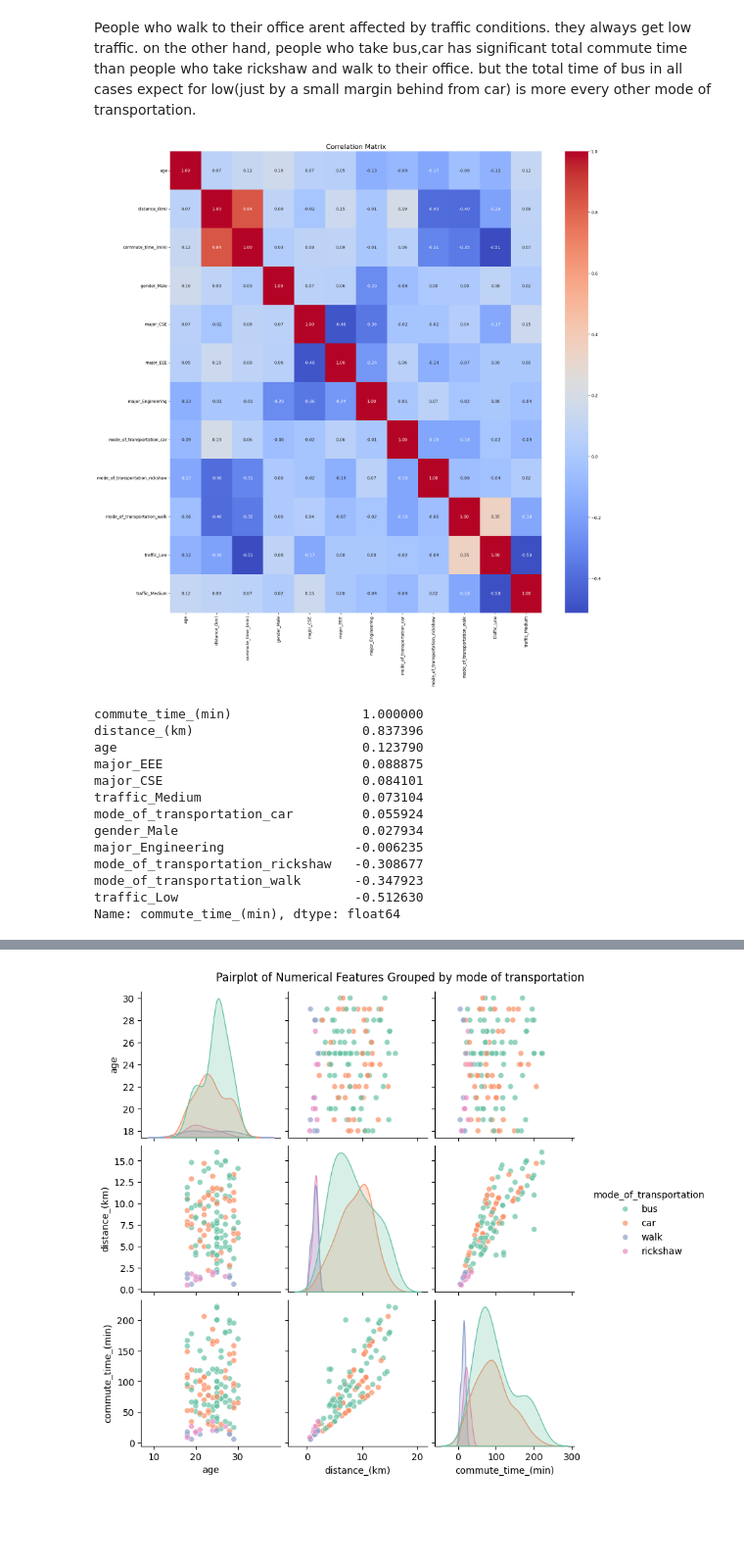
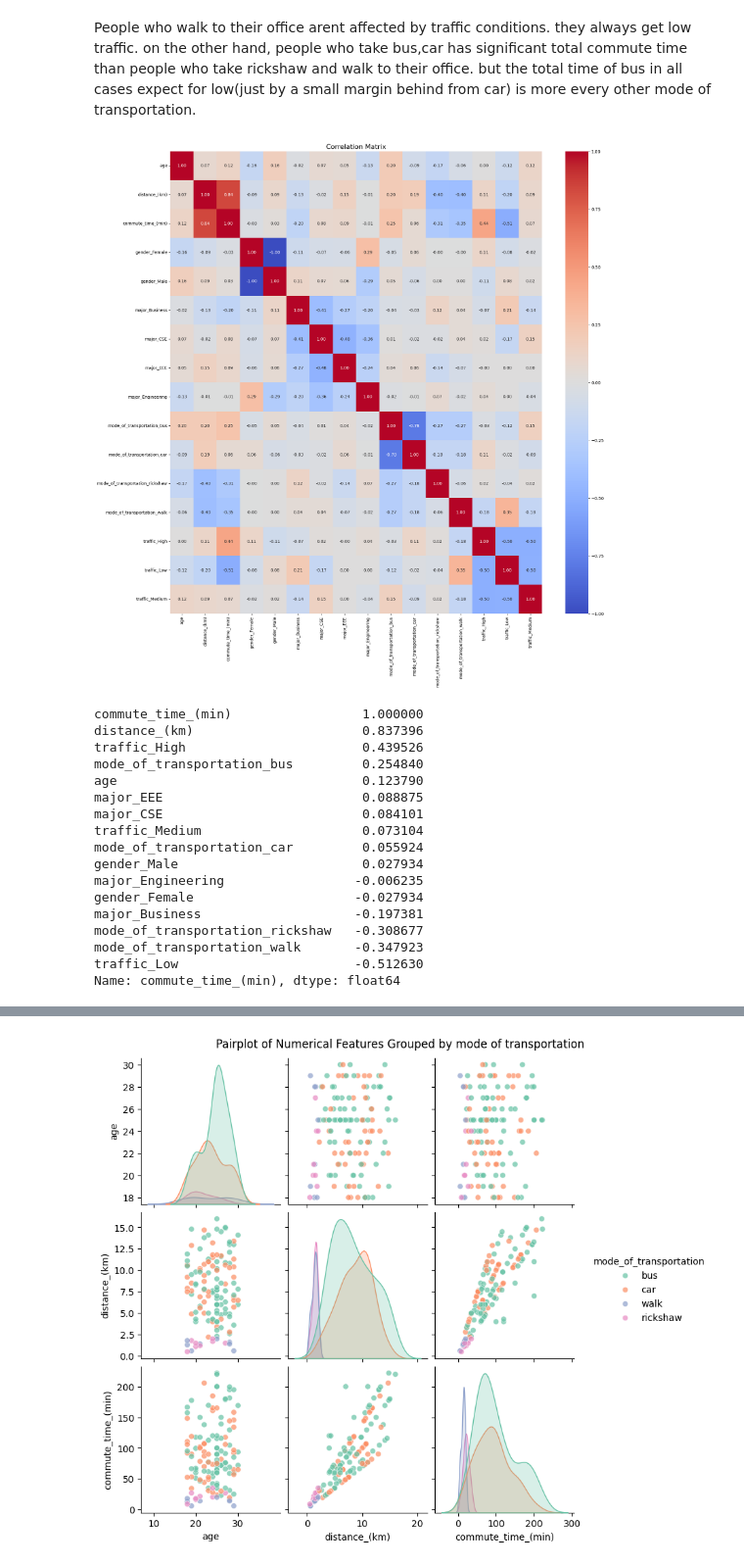
Before and after one commit to ArnabPurkaystha/ai_training, a Jupyter notebook: 12_project_ml_eda/commute_time.ipynb, the cells around one changed output, grey strips where cells are left out. Shown: that part at 98% size. Drawn from its saved outputs; the diff is of its cells as text; code cells hidden in the pictures; blank space fills up the shorter version.

```diff
--- a/12_project_ml_eda/commute_time.ipynb
+++ b/12_project_ml_eda/commute_time.ipynb
@@ -248,17 +248,25 @@ People who walk to their office arent affected by traffic conditions. they alway
 # %%
 # Encode Categorical Variables
 plt.figure(figsize=(20,20))
-encoded_df = pd.get_dummies(df, columns=['gender', 'major', 'mode_of_transportation', 'traffic'], drop_first=True)
+
+encoded_df = pd.get_dummies(df, columns=['gender', 'major', 'mode_of_transportation', 'traffic'])
+
+scaler = StandardScaler()
+columns_to_scale = ['age', 'distance_(km)']
+encoded_df[columns_to_scale] = scaler.fit_transform(encoded_df[columns_to_scale])
+
 sns.heatmap(encoded_df.corr(), annot=True, fmt='.2f', cmap='coolwarm')
 plt.title("Correlation Matrix", fontsize=16)
 plt.show()
 # %% [output]
-[figure, old version]
+[figure, new version]
 # %%
 encoded_df.corr()['commute_time_(min)'].sort_values(ascending=False)
 # %% [output]
 commute_time_(min)                 1.000000
 distance_(km)                      0.837396
+traffic_High                       0.439526
+mode_of_transportation_bus         0.254840
 age                                0.123790
 major_EEE                          0.088875
 major_CSE                          0.084101
@@ -266,6 +274,8 @@ traffic_Medium                     0.073104
 mode_of_transportation_car         0.055924
 gender_Male                        0.027934
 major_Engineering                 -0.006235
+gender_Female                     -0.027934
+major_Business                    -0.197381
 mode_of_transportation_rickshaw   -0.308677
 mode_of_transportation_walk       -0.347923
 traffic_Low                       -0.512630
```
Also changed, not shown: parts of 18 cells of this notebook, 2 other files.
